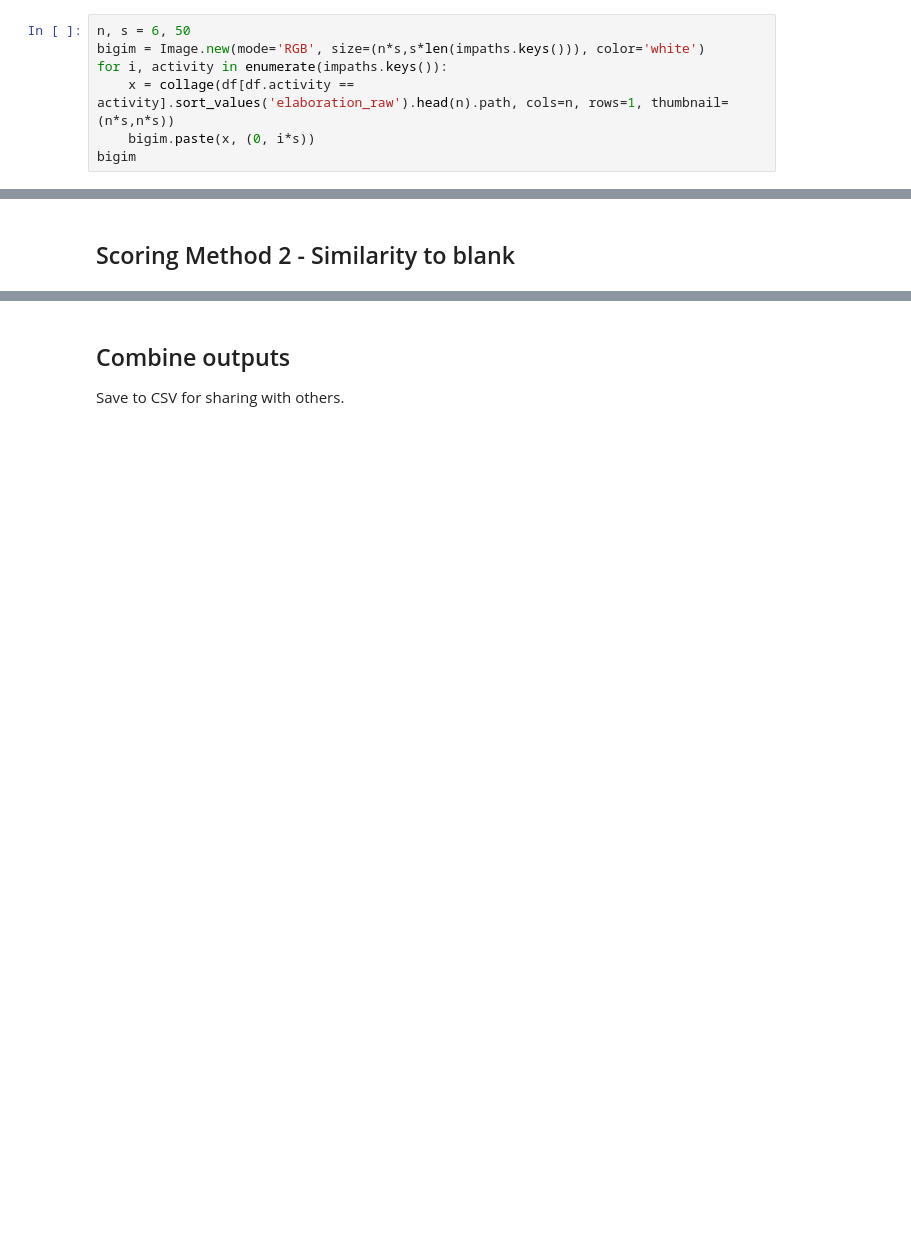
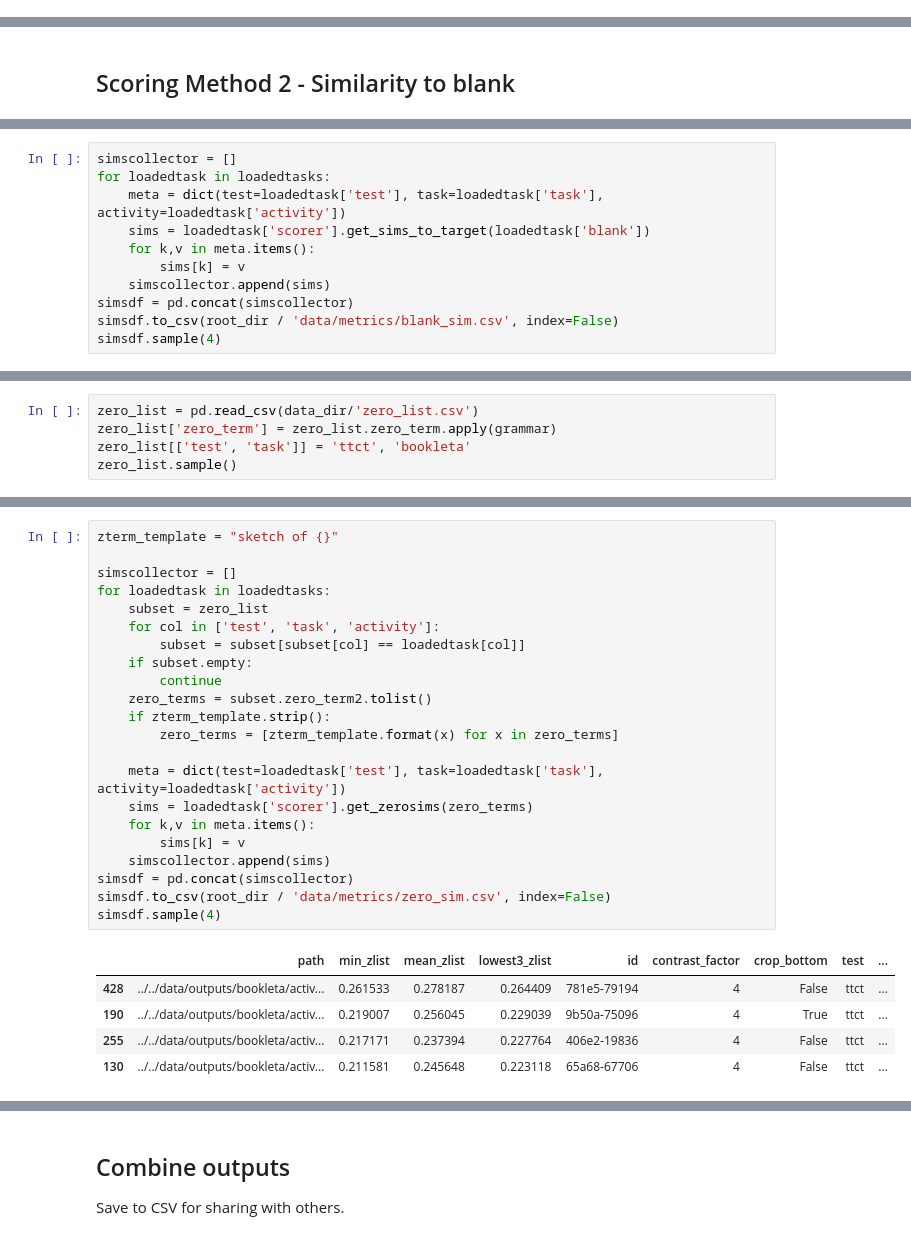
Before and after one commit to massivetexts/motes-figural, a Jupyter notebook: notebooks/measures/unsupervised-figural.ipynb, the cells around one changed output, grey strips where cells are left out. Cells and saved outputs as stored; diff of their text form; blank space fills up the shorter version.

Commit message:
Blank and zero sim refactor

```diff
--- a/notebooks/measures/unsupervised-figural.ipynb
+++ b/notebooks/measures/unsupervised-figural.ipynb
@@ -138,7 +143,0 @@ Sanity check: are the _n_ least-inked images actually blank?
-# %%
-n, s = 6, 50
-bigim = Image.new(mode='RGB', size=(n*s,s*len(impaths.keys())), color='white')
-for i, activity in enumerate(impaths.keys()):
-    x = collage(df[df.activity == activity].sort_values('elaboration_raw').head(n).path, cols=n, rows=1, thumbnail=(n*s,n*s))
-    bigim.paste(x, (0, i*s))
-bigim
@@ -224,0 +146,11 @@ df.sample()
+# %%
+simscollector = []
+for loadedtask in loadedtasks:
+    meta = dict(test=loadedtask['test'], task=loadedtask['task'], activity=loadedtask['activity'])
+    sims = loadedtask['scorer'].get_sims_to_target(loadedtask['blank'])
+    for k,v in meta.items():
+        sims[k] = v
+    simscollector.append(sims)
+simsdf = pd.concat(simscollector)
+simsdf.to_csv(root_dir / 'data/metrics/blank_sim.csv', index=False)
+simsdf.sample(4)
@@ -224,0 +169,5 @@ df.sample()
+# %%
+zero_list = pd.read_csv(data_dir/'zero_list.csv')
+zero_list['zero_term'] = zero_list.zero_term.apply(grammar)
+zero_list[['test', 'task']] = 'ttct', 'bookleta'
+zero_list.sample()
@@ -224,0 +180,28 @@ df.sample()
+# %%
+zterm_template = "sketch of {}"
+
+simscollector = []
+for loadedtask in loadedtasks:
+    subset = zero_list
+    for col in ['test', 'task', 'activity']:
+        subset = subset[subset[col] == loadedtask[col]]
+    if subset.empty:
+        continue
+    zero_terms = subset.zero_term2.tolist()
+    if zterm_template.strip():
+        zero_terms = [zterm_template.format(x) for x in zero_terms]
+
+    meta = dict(test=loadedtask['test'], task=loadedtask['task'], activity=loadedtask['activity'])
+    sims = loadedtask['scorer'].get_zerosims(zero_terms)
+    for k,v in meta.items():
+        sims[k] = v
+    simscollector.append(sims)
+simsdf = pd.concat(simscollector)
+simsdf.to_csv(root_dir / 'data/metrics/zero_sim.csv', index=False)
+simsdf.sample(4)
+# %% [output]
+|  | path | min_zlist | mean_zlist | lowest3_zlist | id | contrast_factor | crop_bottom | test | ... |
+| 428 | ../../data/outputs/bookleta/activ... | 0.261533 | 0.278187 | 0.264409 | 781e5-79194 | 4 | False | ttct | ... |
+| 190 | ../../data/outputs/bookleta/activ... | 0.219007 | 0.256045 | 0.229039 | 9b50a-75096 | 4 | True | ttct | ... |
+| 255 | ../../data/outputs/bookleta/activ... | 0.217171 | 0.237394 | 0.227764 | 406e2-19836 | 4 | False | ttct | ... |
+| 130 | ../../data/outputs/bookleta/activ... | 0.211581 | 0.245648 | 0.223118 | 65a68-67706 | 4 | False | ttct | ... |
```
Also changed, not shown: parts of 26 cells of this notebook, 6 other files.
